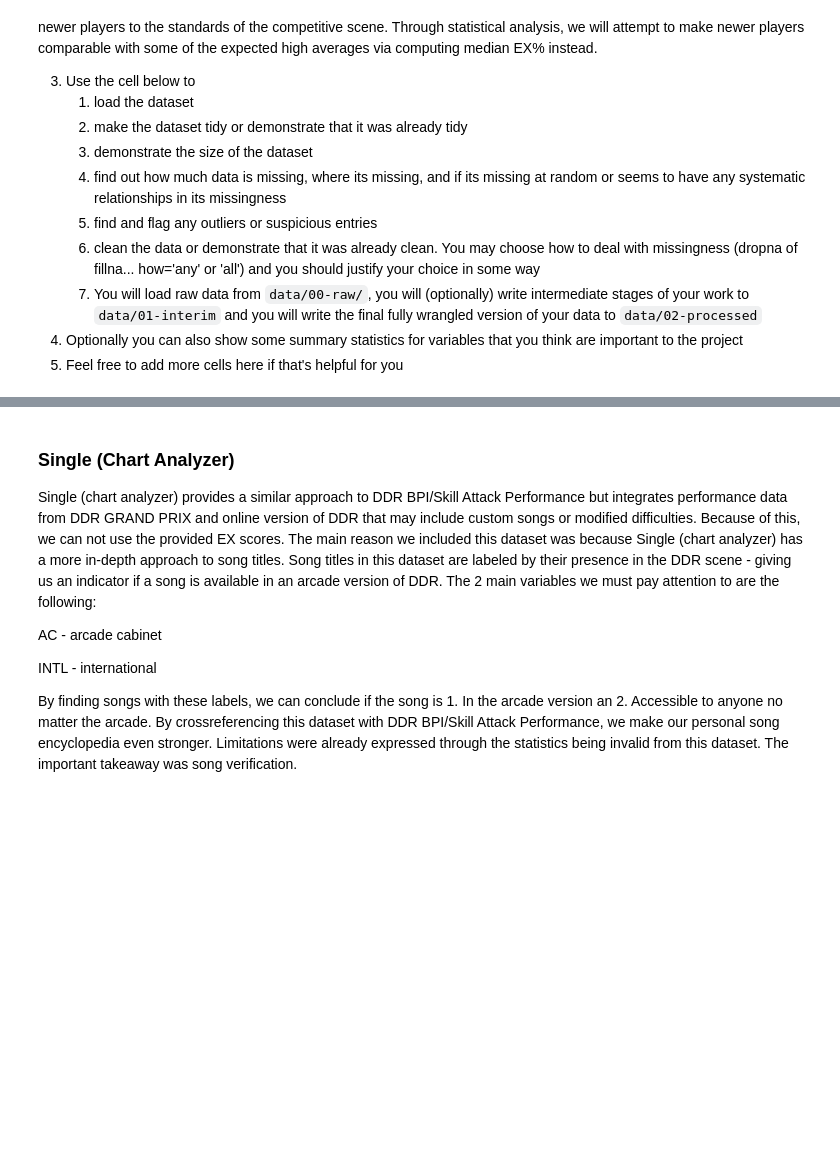
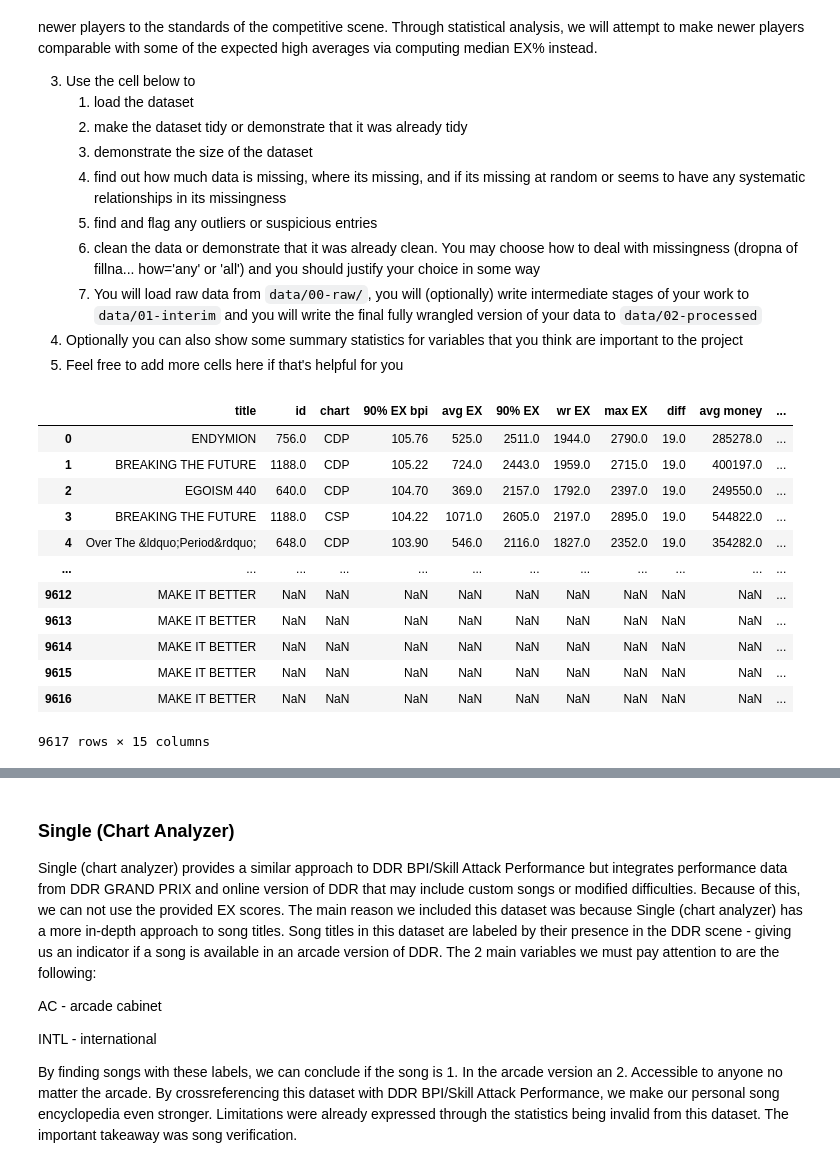
Before and after one commit to COGS108/Group051_WI26, a Jupyter notebook: 01-DataCheckpoint.ipynb, the cells around one changed output, grey strips where cells are left out. Saved outputs shown, nothing was run; the diff lists cells and outputs as text; code cells hidden in the pictures; blank space fills up the shorter version.

```diff
--- a/01-DataCheckpoint.ipynb
+++ b/01-DataCheckpoint.ipynb
@@ -208,0 +207,21 @@ One major concern of the dataset is how it is community-driven by registered use
+# %%
+## YOUR CODE TO LOAD/CLEAN/TIDY/WRANGLE THE DATA GOES HERE
+import pandas as pd
+import numpy as np
+from scipy import stats
+Dataset1 = pd.read_csv('data/00-raw/DDR BPI _ Skill Attack data - bpi.csv') # Read the raw data into a dataframe
+display(Dataset1)
+# %% [output]
+|  | title | id | chart | 90% EX bpi | avg EX | 90% EX | wr EX | max EX | diff | avg money | ... |
+| 0 | ENDYMION | 756.0 | CDP | 105.76 | 525.0 | 2511.0 | 1944.0 | 2790.0 | 19.0 | 285278.0 | ... |
+| 1 | BREAKING THE FUTURE | 1188.0 | CDP | 105.22 | 724.0 | 2443.0 | 1959.0 | 2715.0 | 19.0 | 400197.0 | ... |
+| 2 | EGOISM 440 | 640.0 | CDP | 104.70 | 369.0 | 2157.0 | 1792.0 | 2397.0 | 19.0 | 249550.0 | ... |
+| 3 | BREAKING THE FUTURE | 1188.0 | CSP | 104.22 | 1071.0 | 2605.0 | 2197.0 | 2895.0 | 19.0 | 544822.0 | ... |
+| 4 | Over The &ldquo;Period&rdquo; | 648.0 | CDP | 103.90 | 546.0 | 2116.0 | 1827.0 | 2352.0 | 19.0 | 354282.0 | ... |
+| ... | ... | ... | ... | ... | ... | ... | ... | ... | ... | ... | ... |
+| 9612 | MAKE IT BETTER | NaN | NaN | NaN | NaN | NaN | NaN | NaN | NaN | NaN | ... |
+| 9613 | MAKE IT BETTER | NaN | NaN | NaN | NaN | NaN | NaN | NaN | NaN | NaN | ... |
+| 9614 | MAKE IT BETTER | NaN | NaN | NaN | NaN | NaN | NaN | NaN | NaN | NaN | ... |
+| 9615 | MAKE IT BETTER | NaN | NaN | NaN | NaN | NaN | NaN | NaN | NaN | NaN | ... |
+| 9616 | MAKE IT BETTER | NaN | NaN | NaN | NaN | NaN | NaN | NaN | NaN | NaN | ... |
+9617 rows × 15 columns
```
Also changed, not shown: parts of 25 cells of this notebook.
